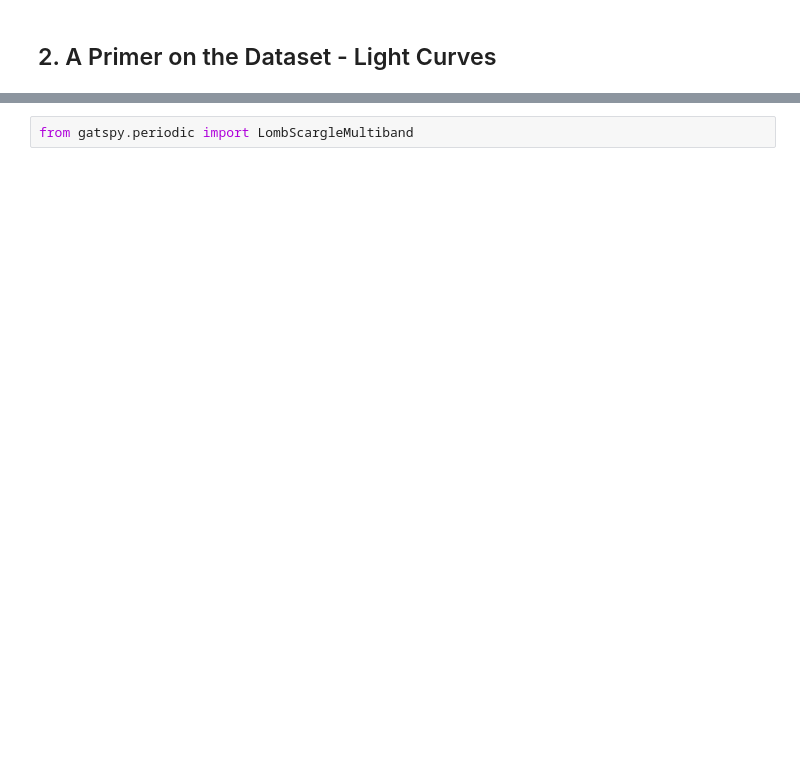
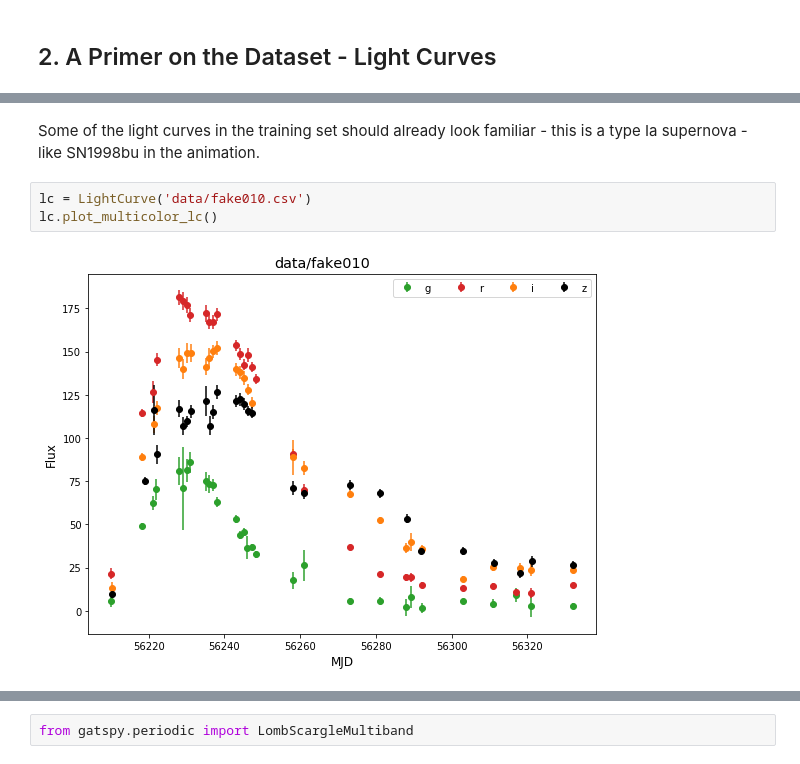
Before and after one commit to emilleishida/PLAsTiCC_Validation, a Jupyter notebook: astro_starter_kit/astro_starter_kit.ipynb, the cells around one changed output, grey strips where cells are left out. Saved outputs shown, nothing was run; the diff lists cells and outputs as text; blank space fills up the shorter version.

```diff
--- a/astro_starter_kit/astro_starter_kit.ipynb
+++ b/astro_starter_kit/astro_starter_kit.ipynb
@@ -364,0 +499,7 @@ We can use a Fourier technique known as the Lomb-Scargle Periodogram to estimate
+# %% [markdown]
+Some of the light curves in the training set should already look familiar - this is a type Ia supernova - like SN1998bu in the animation.
+# %%
+lc = LightCurve('data/fake010.csv')
+lc.plot_multicolor_lc()
+# %% [output]
+[figure, added]
```
Also changed, not shown: parts of 235 cells of this notebook, 5 other files.
